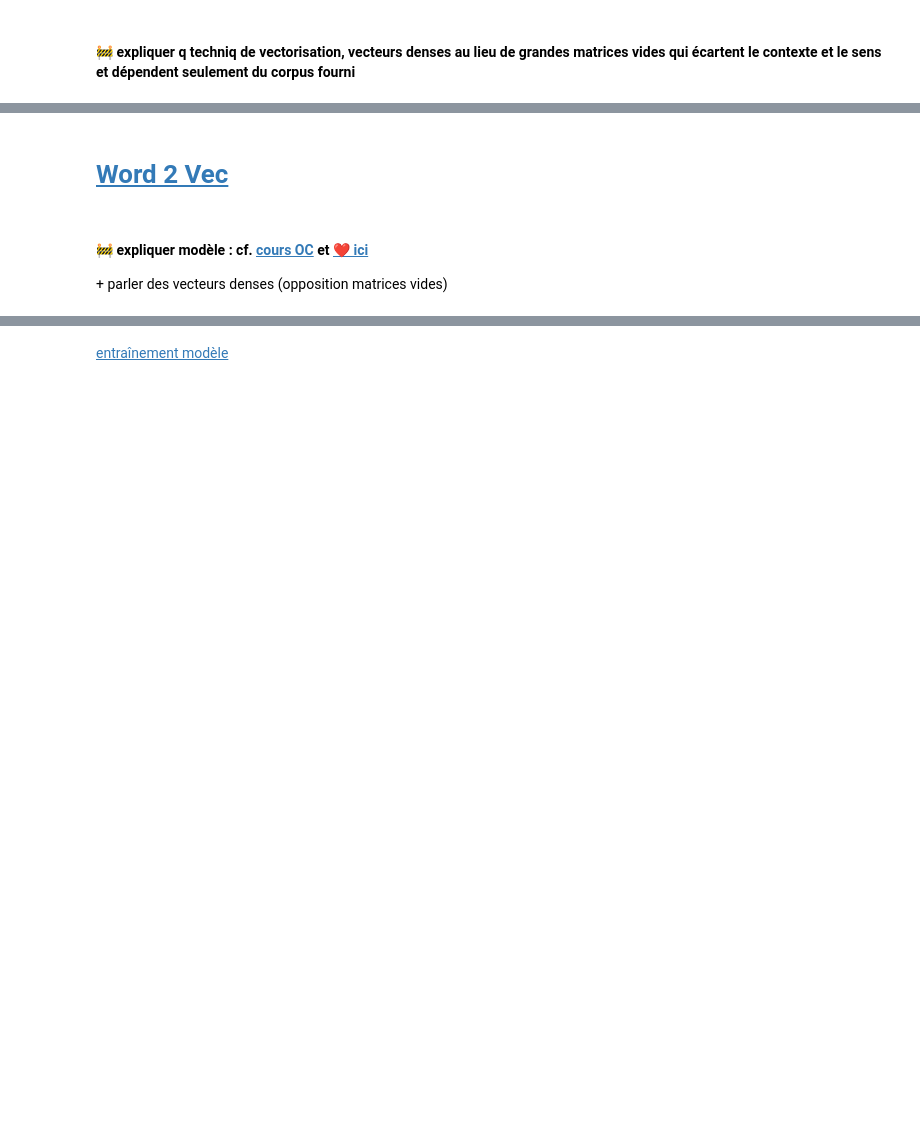
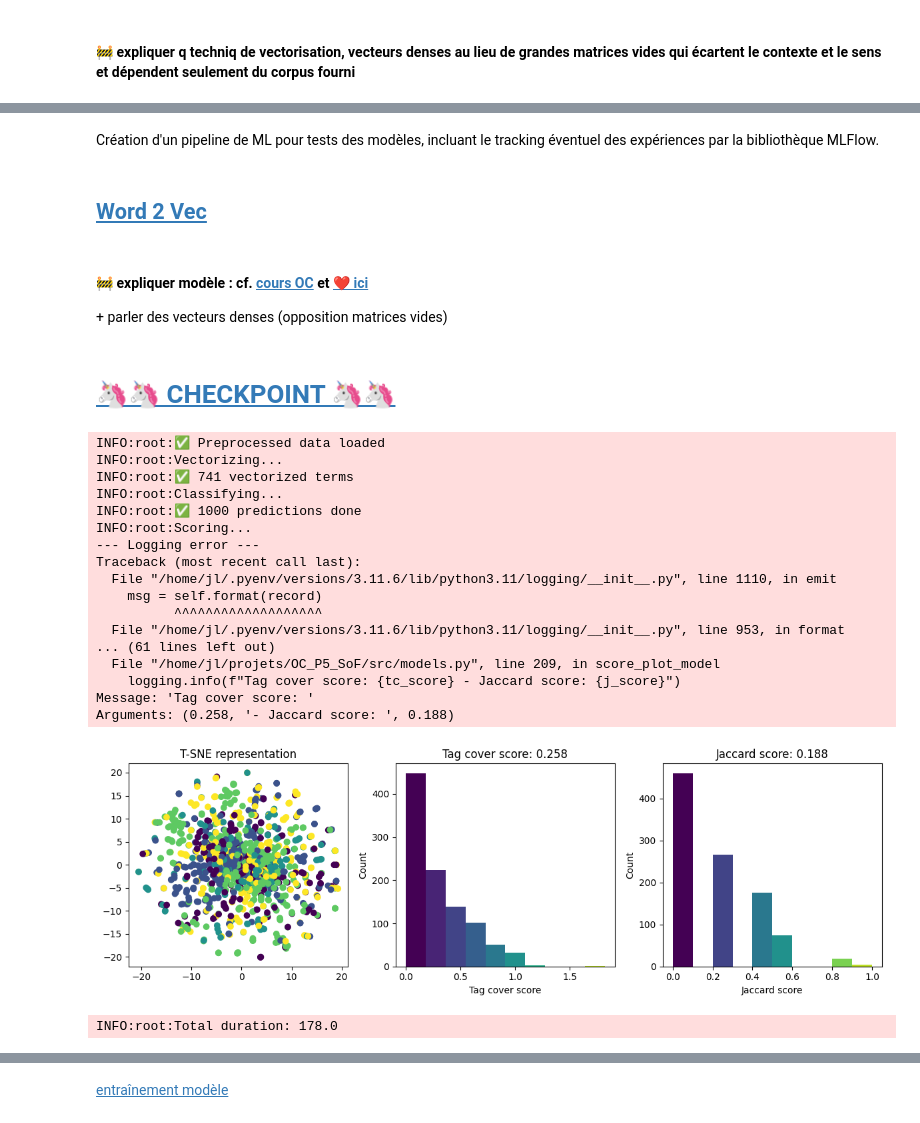
Before and after one commit to sycod/OC_P5_SoF, a Jupyter notebook: 4_supervise.ipynb, the cells around one changed output, grey strips where cells are left out. Cells and saved outputs as stored; diff of their text form; code cells hidden in the pictures; blank space fills up the shorter version.

Commit message:
pipeline almost ok

```diff
--- a/4_supervise.ipynb
+++ b/4_supervise.ipynb
@@ -160,7 +163,7 @@ DEBUG:matplotlib.font_manager:findfont: Matching sans\-serif:style=normal:varian
 # %% [markdown]
 LDA sur les données
 # %%
-n_topics = 5
+n_topics = 10
 
 lda = LatentDirichletAllocation(
     n_components=n_topics,
@@ -177,5 +180,5 @@ topics = get_topics(lda, cv_names, n_top_words)
 
 # topics for test data
 X_test_lda = lda.transform(X_test_cv)
-top_topics_test = [xi.argsort()[:-2: -1][0] for xi in X_test_lda]
+top_topics_test = [xi.argsort()[:-2:-1][0] for xi in X_test_lda]
 # %% [markdown]
@@ -250,7 +253,11 @@ def lr_predict_tags(model, X, n_tags=5) -> list:
 
     for i, x in enumerate(X):
         # create list of tags from n first classes
-        pred_list = (" ").join([classes[c] for c in ppbs[i].argsort()[: -n_tags - 1 : -1]]).split(" ")
+        pred_list = (
+            (" ")
+            .join([classes[c] for c in ppbs[i].argsort()[: -n_tags - 1 : -1]])
+            .split(" ")
+        )
         # keep only 5 first tags
         pred = set()
         j = 0
@@ -337,0 +351,2 @@ Outre les scores, on constate manuellement que les **prédictions sont souvent c
+# %% [markdown]
+Création d'un pipeline de ML pour tests des modèles, incluant le tracking éventuel des expériences par la bibliothèque MLFlow.
@@ -338,5 +413,41 @@ Outre les scores, on constate manuellement que les **prédictions sont souvent c
 # %% [markdown]
-# <a id='toc6_'></a>[Word 2 Vec](#toc0_)
+## <a id='toc5_'></a>[Word 2 Vec](#toc0_)
 # %% [markdown]
 #### 🚧 expliquer modèle : cf. [cours OC](https://openclassrooms.com/fr/courses/4470541-analysez-vos-donnees-textuelles/4855006-effectuez-des-plongements-de-mots-word-embeddings) et [❤️ ici](https://openclassrooms.com/fr/courses/6532301-introduction-to-natural-language-processing/8082110-discover-the-power-of-word-embeddings#/id/r-8081925)
  \+ parler des vecteurs denses (opposition matrices vides)
+# %% [markdown]
+# <a id='toc6_'></a>[🦄🦄 CHECKPOINT 🦄🦄](#toc0_)
+# %%
+%%time
+
+# get preprocessed data
+data = init_data()
+
+# select from dates and split data
+Xy_train_test_data = select_split_data(data, start_date="2019-05-01")
+
+# set vectorizer
+vectorizer = CountVectorizer(token_pattern=r"\S+", dtype=np.uint16, min_df=100)
+
+# train model
+_ = evaluate_model(Xy_train_test_data, vectorizer)
+# %% [output]
+INFO:root:✅ Preprocessed data loaded
+INFO:root:Vectorizing...
+INFO:root:✅ 741 vectorized terms
+INFO:root:Classifying...
+INFO:root:✅ 1000 predictions done
+INFO:root:Scoring...
+--- Logging error ---
+Traceback (most recent call last):
+  File "/home/jl/.pyenv/versions/3.11.6/lib/python3.11/logging/__init__.py", line 1110, in emit
+    msg = self.format(record)
+          ^^^^^^^^^^^^^^^^^^^
+  File "/home/jl/.pyenv/versions/3.11.6/lib/python3.11/logging/__init__.py", line 953, in format
+... (61 lines left out)
+  File "/home/jl/projets/OC_P5_SoF/src/models.py", line 209, in score_plot_model
+    logging.info(f"Tag cover score: {tc_score} - Jaccard score: {j_score}")
+Message: 'Tag cover score: '
+Arguments: (0.258, '- Jaccard score: ', 0.188)
+[figure, added]
+INFO:root:Total duration: 178.0
```
Also changed, not shown: parts of 21 cells of this notebook, 5 other files.
